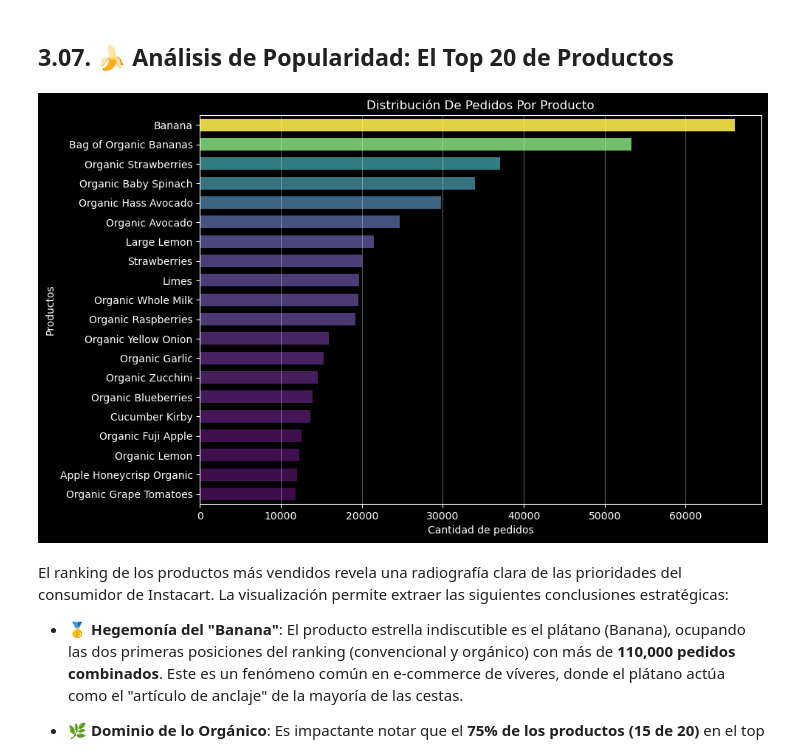
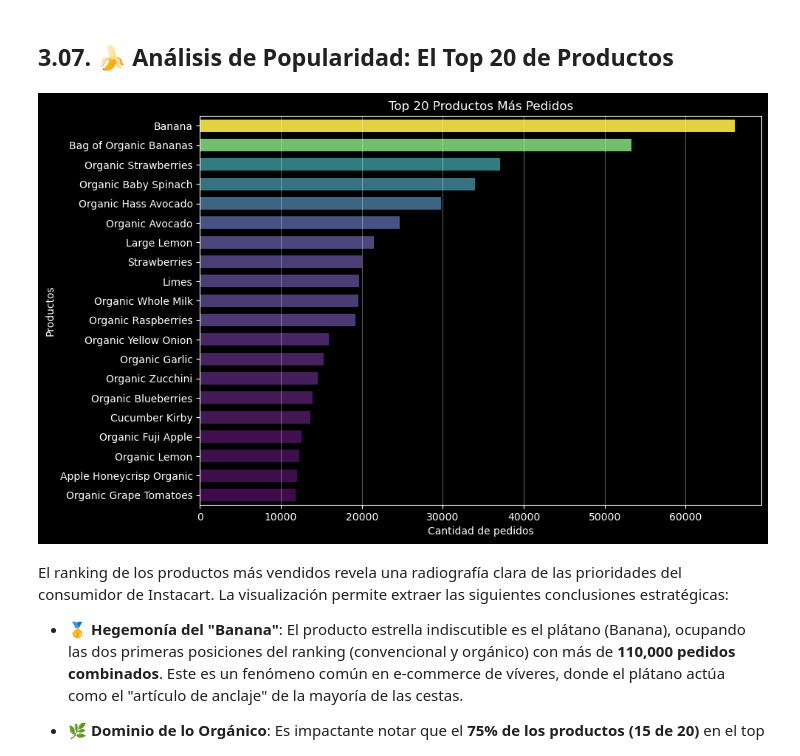
Before and after one commit to DavidVaAc/instacart-market-basket-analysis, a Jupyter notebook: notebooks/instacart_eda_analysis.ipynb, the cells around one changed output. Drawn from its saved outputs; the diff is of its cells as text; code cells hidden in the pictures.

```diff
--- a/notebooks/instacart_eda_analysis.ipynb
+++ b/notebooks/instacart_eda_analysis.ipynb
@@ -840,34 +874,34 @@ El análisis de la frecuencia de compra por usuario único permite entender la p
 # %%
 # Agrupamos por 'product_id' y contamos la cantidad de 'order_id' para cada producto. Ordenamos los valores de forma descendente y seleccionamos los 20 productos con más pedidos.
 top_20_id = pd.DataFrame(df_order_prod.groupby('product_id')['order_id'].count().sort_values(ascending=False).head(20))
 
 # Creamos un DataFrame con los IDs de los 20 productos más pedidos.
 top_20 = pd.DataFrame(top_20_id.index)
 
 # Realizamos un merge entre el DataFrame de los 20 productos más pedidos y el DataFrame de productos para obtener los nombres de los productos.
 top_20 = pd.merge(top_20, df_products, on='product_id', how='left')
 
 # Creamos una nueva columna llamada 'orders' con la cantidad de pedidos para cada producto.
 top_20['orders'] = top_20_id.values
 
 # Hacemos un gráfico de barras para la cantidad de pedidos por producto para los 20 productos más pedidos
 plt.figure(figsize=(10,6))
 sns.barplot(data=top_20,
             y='product_name',
             x='orders',
             hue='orders',
             legend=False,
             palette='viridis',
             width=0.65
             )
 plt.tight_layout()
 plt.grid(axis='x', alpha=0.35)
-plt.title('Distribución de pedidos por producto'.title())
+plt.title('Top 20 Productos Más Pedidos'.title())
 plt.xlabel('Cantidad de pedidos')
 plt.ylabel('Productos')
 plt.show()
 # %% [output]
-[figure, old version]
+[figure, new version]
 # %% [markdown]
 El ranking de los productos más vendidos revela una radiografía clara de las prioridades del consumidor de Instacart. La visualización permite extraer las siguientes conclusiones estratégicas:
 
```
Also changed, not shown: parts of 9 cells of this notebook, 1 other file.
